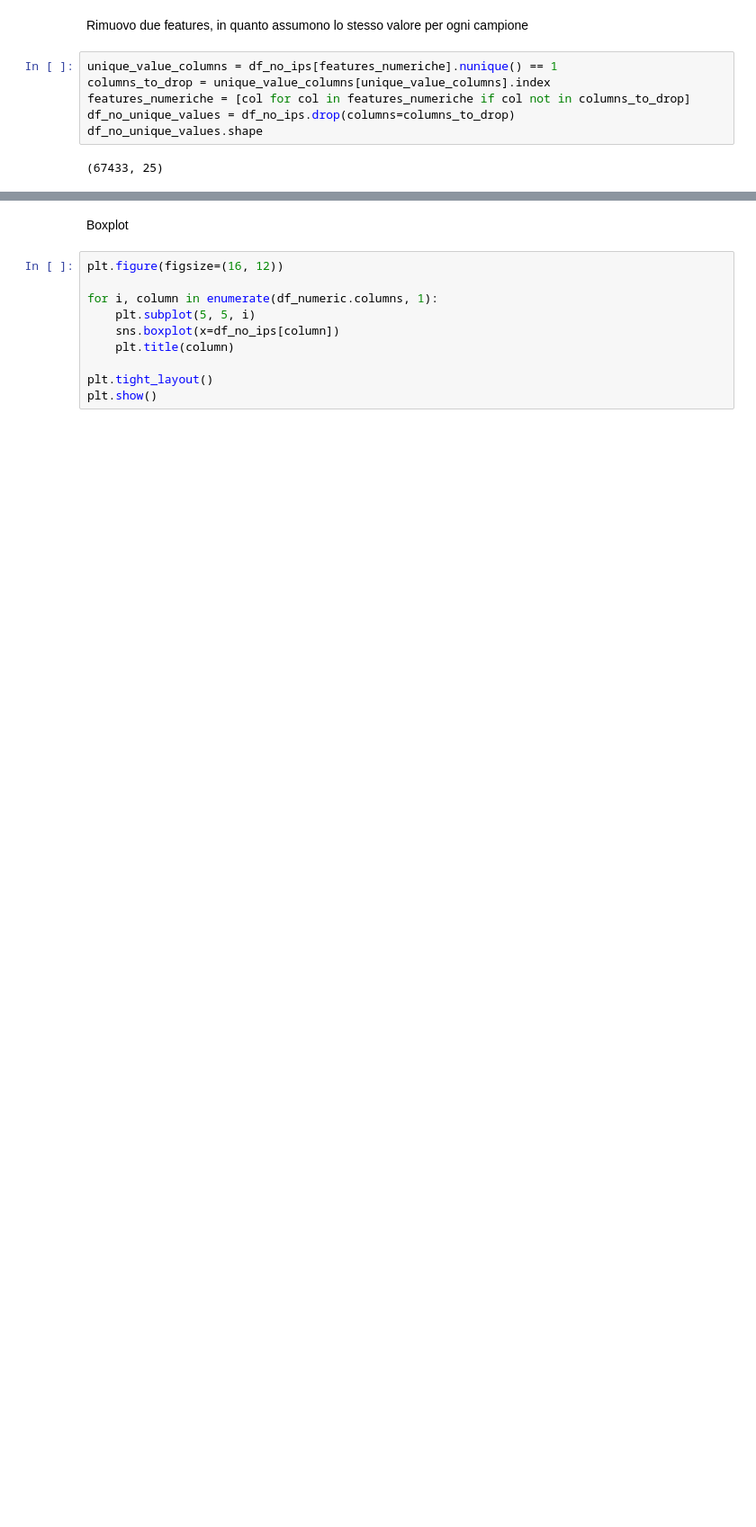
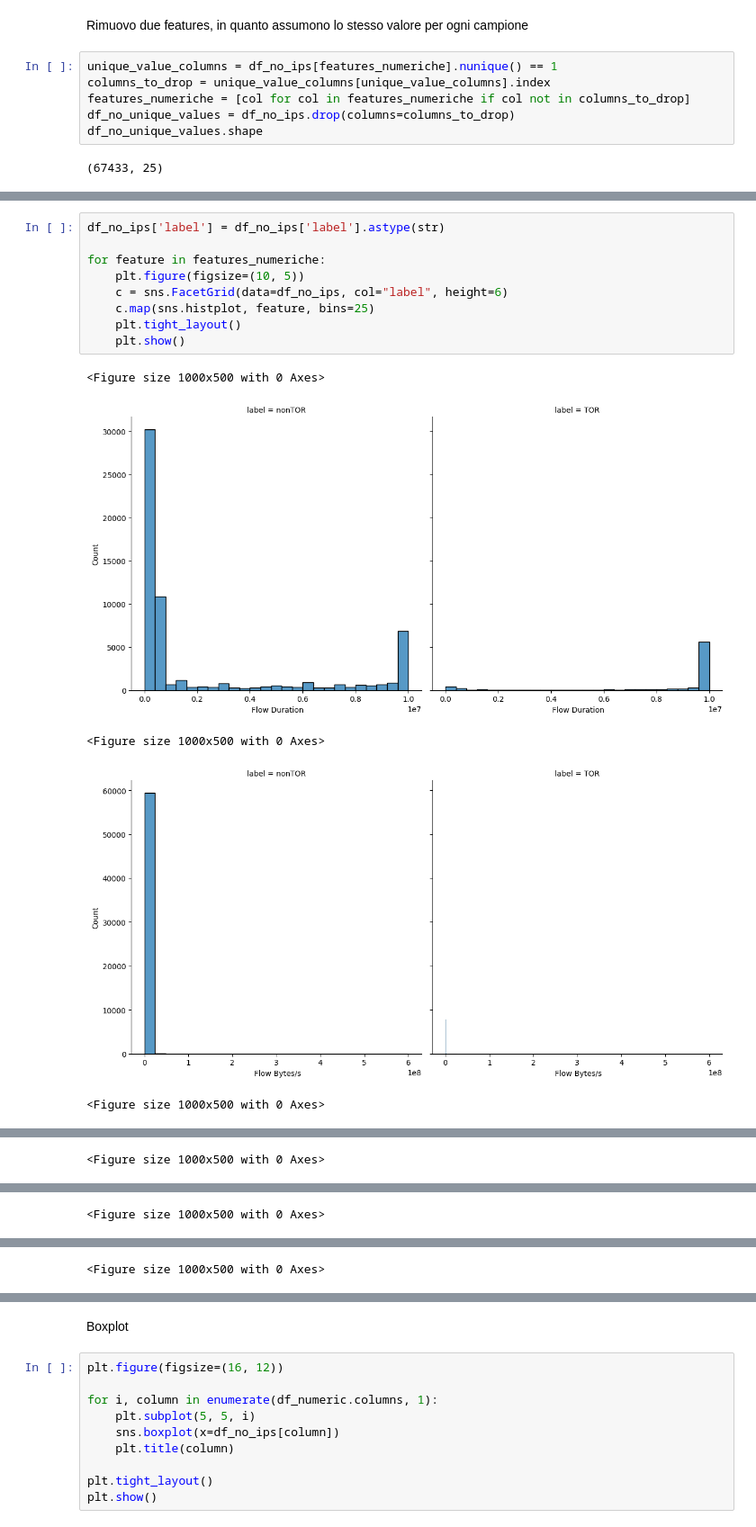
Before and after one commit to tommasomartinelli/Anomaly-Detection-ISCXTor2016, a Jupyter notebook: Notebook/Tor_nonTor.ipynb, the cells around one changed output, grey strips where cells are left out. Shown at 90% size. Cells and saved outputs as stored; diff of their text form; blank space fills up the shorter version.

```diff
--- a/Notebook/Tor_nonTor.ipynb
+++ b/Notebook/Tor_nonTor.ipynb
@@ -390,0 +395,15 @@ plt.show()
+# %%
+df_no_ips['label'] = df_no_ips['label'].astype(str)
+
+for feature in features_numeriche:
+    plt.figure(figsize=(10, 5))
+    c = sns.FacetGrid(data=df_no_ips, col="label", height=6)
+    c.map(sns.histplot, feature, bins=25)
+    plt.tight_layout()
+    plt.show()
+# %% [output]
+<Figure size 1000x500 with 0 Axes>
+[figure, added]
+<Figure size 1000x500 with 0 Axes>
+[figure, added]
+<Figure size 1000x500 with 0 Axes>
@@ -390,0 +411 @@ plt.show()
+<Figure size 1000x500 with 0 Axes>
@@ -390,0 +413 @@ plt.show()
+<Figure size 1000x500 with 0 Axes>
@@ -390,0 +415 @@ plt.show()
+<Figure size 1000x500 with 0 Axes>
```
Also changed, not shown: parts of 22 cells of this notebook.
